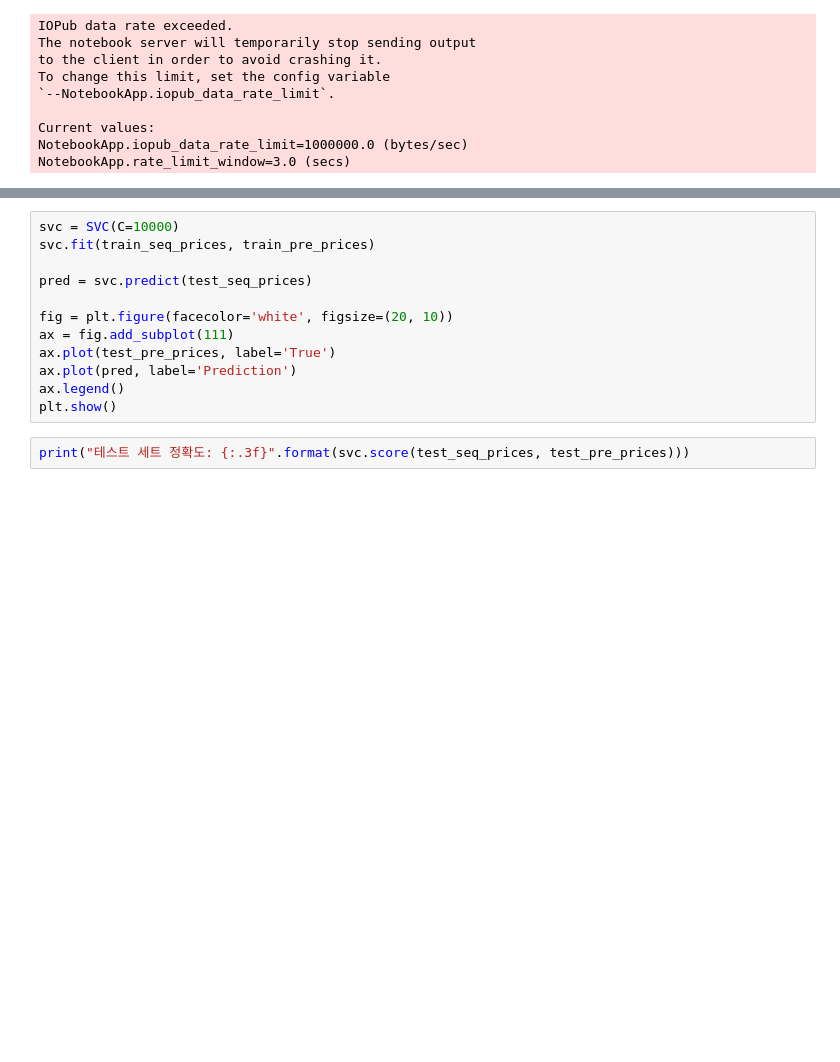
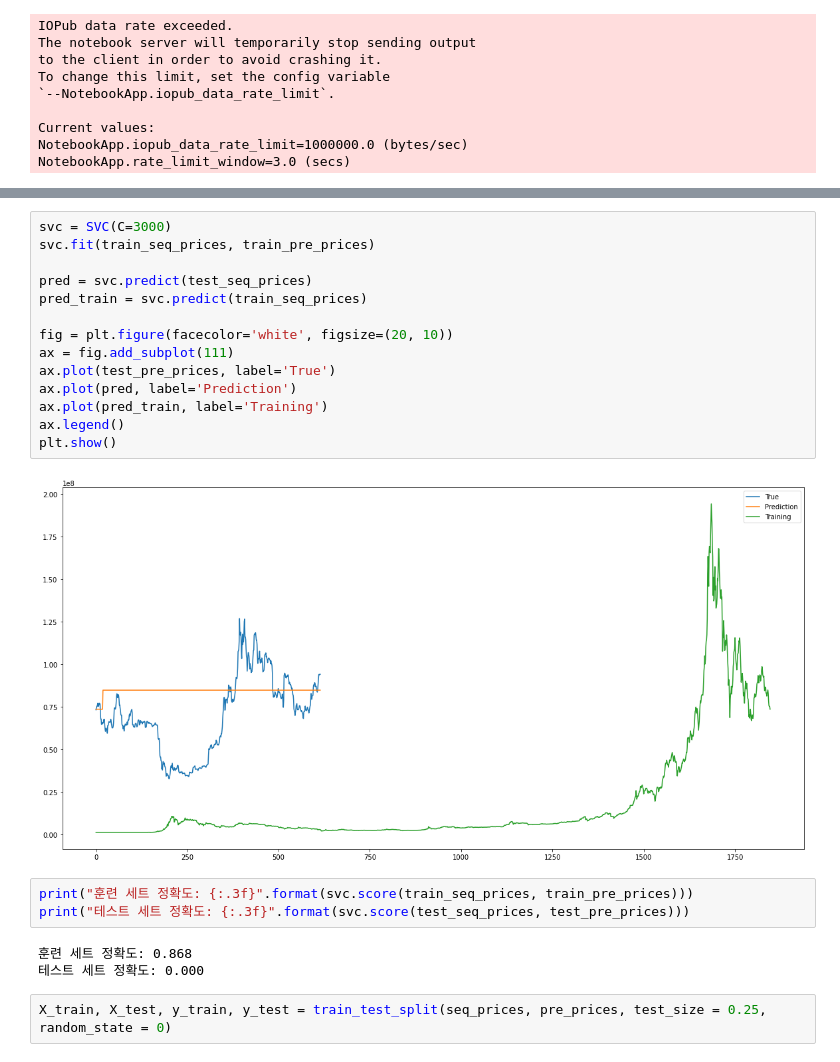
Before and after one commit to artistic100one/machinelearning, a Jupyter notebook: ML Project/Untitled2.ipynb, the cells around one changed output, grey strips where cells are left out. Cells and saved outputs as stored; diff of their text form; blank space fills up the shorter version.

```diff
--- a/ML Project/Untitled2.ipynb
+++ b/ML Project/Untitled2.ipynb
@@ -184,14 +200,24 @@ print("테스트 세트 정확도: {:.3f}".format(knn.score(test_seq_prices, tes
 # %%
-svc = SVC(C=10000)
+svc = SVC(C=3000)
 svc.fit(train_seq_prices, train_pre_prices)
 
 pred = svc.predict(test_seq_prices)
+pred_train = svc.predict(train_seq_prices)
 
 fig = plt.figure(facecolor='white', figsize=(20, 10))
 ax = fig.add_subplot(111)
 ax.plot(test_pre_prices, label='True')
 ax.plot(pred, label='Prediction')
+ax.plot(pred_train, label='Training')
 ax.legend()
 plt.show()
+# %% [output]
+[figure, added]
 # %%
+print("훈련 세트 정확도: {:.3f}".format(svc.score(train_seq_prices, train_pre_prices)))
 print("테스트 세트 정확도: {:.3f}".format(svc.score(test_seq_prices, test_pre_prices)))
+# %% [output]
+훈련 세트 정확도: 0.868
+테스트 세트 정확도: 0.000
+# %%
+X_train, X_test, y_train, y_test = train_test_split(seq_prices, pre_prices, test_size = 0.25, random_state = 0)
```
Also changed, not shown: parts of 12 cells of this notebook, 2 other files.
